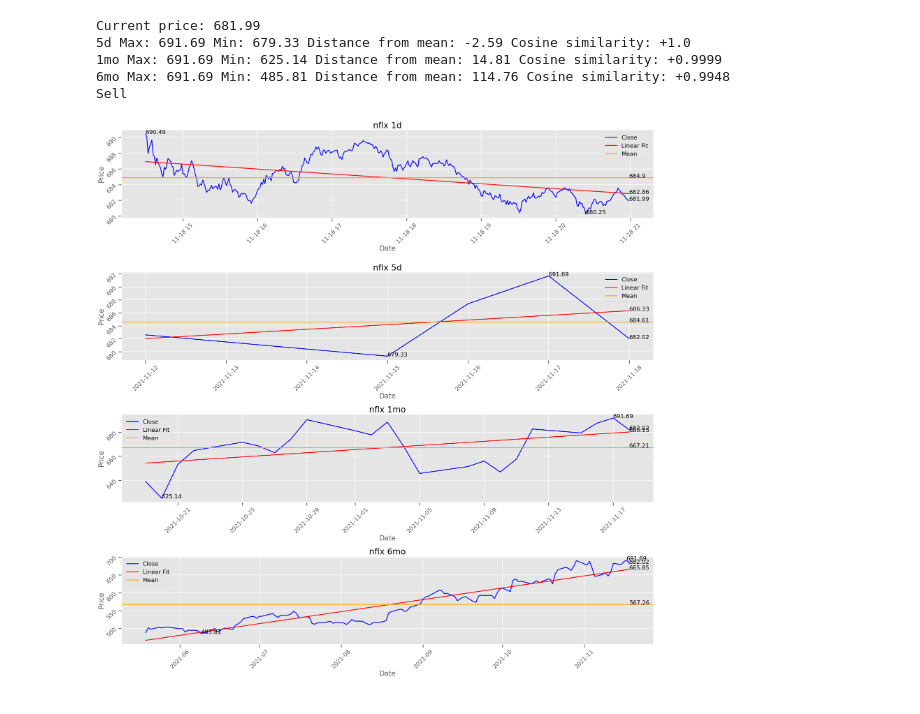
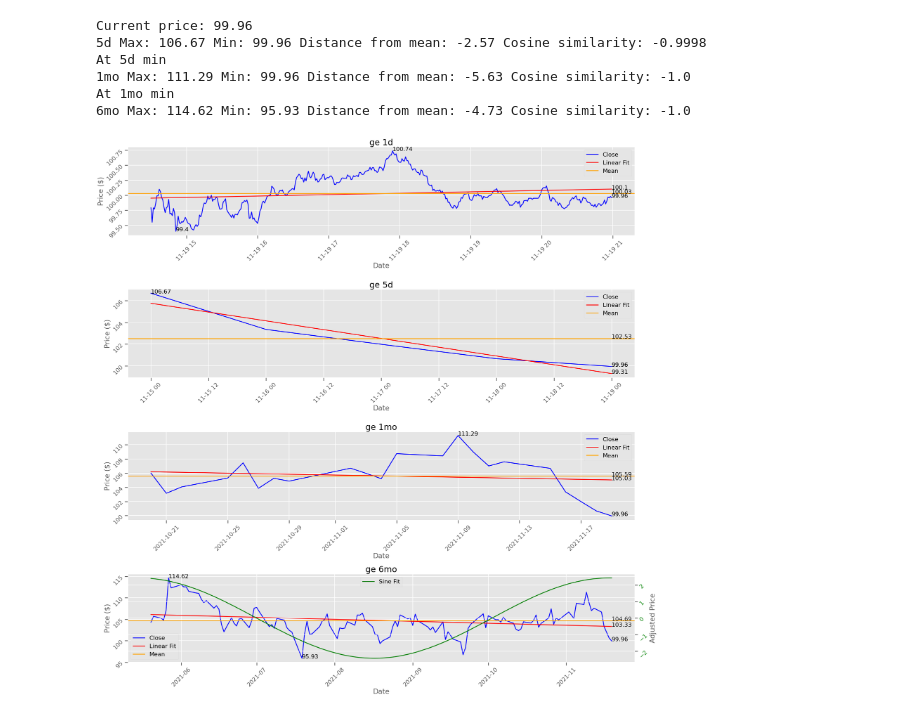
Before and after one commit to seantanken/GalvanizeRepo, a Jupyter notebook: stock_analyzer/yfinance_stock_analysis.ipynb, the cells around one changed output. Saved outputs shown, nothing was run; the diff lists cells and outputs as text; code cells hidden in the pictures.

Commit message:
incorperated sine fit functions into existing functions

```diff
--- a/stock_analyzer/yfinance_stock_analysis.ipynb
+++ b/stock_analyzer/yfinance_stock_analysis.ipynb
@@ -25,7 +25,7 @@ def get_stock(stock_ticker):
 
     return stock_dic
 # %%
-def get_linear_fit(df, period):
+def get_fits(df, period):
     df_copy = df.copy()
     if period == '1d':
         df_copy['period_from_start'] = (df_copy.index - df_copy.index[0]).seconds
@@ -36,6 +36,13 @@ def get_linear_fit(df, period):
     polyfit_close = np.polyfit(x, y, 1)
     function = np.poly1d(polyfit_close)
     df_copy['linear_fit'] = function(df_copy.loc[:, 'period_from_start'])
+
+    #https://newbedev.com/how-do-i-fit-a-sine-curve-to-my-data-with-pylab-and-numpy
+    if period == '6mo':
+        df_copy.loc[:, 'no_trend'] = df_copy.loc[:, 'Close'] - df_copy.loc[:, 'linear_fit']
+        res = fit_sine(df_copy.loc[:, 'period_from_start'], df_copy.loc[:, 'no_trend'])
+        df_copy.loc[:, 'fit_sine'] = res['fit_func'](df_copy.loc[:, 'period_from_start'])
+
     return df_copy
 # %%
 def get_values(dic):
@@ -91,6 +98,13 @@ def graph(stock_dic, val_df):
             ax[i].plot(stock_dic[key].loc[:, 'linear_fit'], color='r', label='Linear Fit')
             ax[i].axhline(val_df.loc[key, 'mean_val'], color='orange', label='Mean')
 
+            if key == '6mo':
+                ax2 = ax[i].twinx()
+                ax2.plot(stock_dic[key].loc[:, 'fit_sine'], color='green', label='Sine Fit')
+                ax2.tick_params(axis='y', labelrotation=45, labelcolor='green')
+                ax2.legend(loc='upper center')
+                ax2.set_ylabel('Adjusted Price')
+
             ax[i].annotate(val_df.loc[key, 'max_val'], (val_df.loc[key, 'max_idx'], val_df.loc[key, 'max_val']))
             ax[i].annotate(val_df.loc[key, 'min_val'], (val_df.loc[key, 'min_idx'], val_df.loc[key, 'min_val']))
             ax[i].annotate(val_df.loc[key, 'last_val'], (val_df.loc[key, 'last_idx'], val_df.loc[key, 'last_val']))
@@ -99,7 +113,7 @@ def graph(stock_dic, val_df):
 
             ax[i].legend()
             ax[i].set_xlabel('Date')
-            ax[i].set_ylabel('Price')
+            ax[i].set_ylabel('Price ($)')
             ax[i].tick_params(labelrotation=45)
 
     plt.tight_layout()
@@ -196,18 +186,0 @@ test.loc[:, 'fit_sine'] = res['fit_func'](test.loc[:, 'period_from_start'])
-# %%
-plt.rcParams.update({'font.size': 22})
-fig, ax = plt.subplots(figsize=(30, 13))
-ax.plot(test.loc[:, 'Close'], color = 'blue')
-ax.plot(test.loc[:, 'linear_fit'], color = 'teal')
-ax.legend(['Close', 'Linear'], loc='upper left')
-
-ax.set_xlabel('Days')
-ax.set_ylabel('Price')
-
-ax2 = ax.twinx()
-ax2.plot(test.loc[:, 'no_trend'], color='red', label='Detrended')
-ax2.plot(test.loc[:, 'fit_sin'], color='orange', label='Sine')
-ax2.tick_params(axis='y', labelcolor='r')
-ax2.legend(loc='upper right')
-
-
-plt.show()
@@ -230,17 +201,18 @@ plt.show()
 
 #predict max/min price by taking 1d max/min and adjusting with cosine similarity?
 # %%
-stock_dic = get_stock('nflx')
+stock_dic = get_stock('ge')
 for i, key in enumerate(stock_dic.keys()):
     if i > 0:
-        stock_dic[key] = get_linear_fit(stock_dic[key], key)
+        stock_dic[key] = get_fits(stock_dic[key], key)
 val_df = get_values(stock_dic)
 analysis(stock_dic, val_df)
 graph(stock_dic, val_df)
 # %% [output]
-Current price: 681.99
-5d Max: 691.69 Min: 679.33 Distance from mean: -2.59 Cosine similarity: +1.0
-1mo Max: 691.69 Min: 625.14 Distance from mean: 14.81 Cosine similarity: +0.9999
-6mo Max: 691.69 Min: 485.81 Distance from mean: 114.76 Cosine similarity: +0.9948
-Sell
+Current price: 99.96
+5d Max: 106.67 Min: 99.96 Distance from mean: -2.57 Cosine similarity: -0.9998
+At 5d min
+1mo Max: 111.29 Min: 99.96 Distance from mean: -5.63 Cosine similarity: -1.0
+At 1mo min
+6mo Max: 114.62 Min: 95.93 Distance from mean: -4.73 Cosine similarity: -1.0
-[figure, old version]
+[figure, new version]
```
Also changed, not shown: parts of 6 cells of this notebook.
